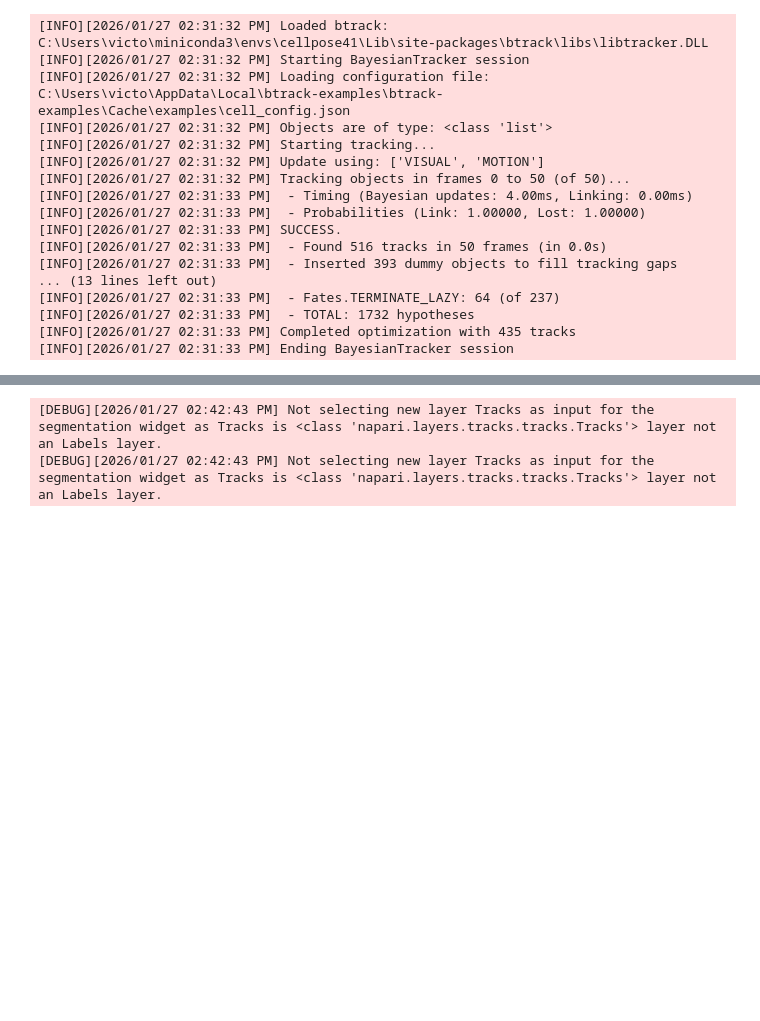
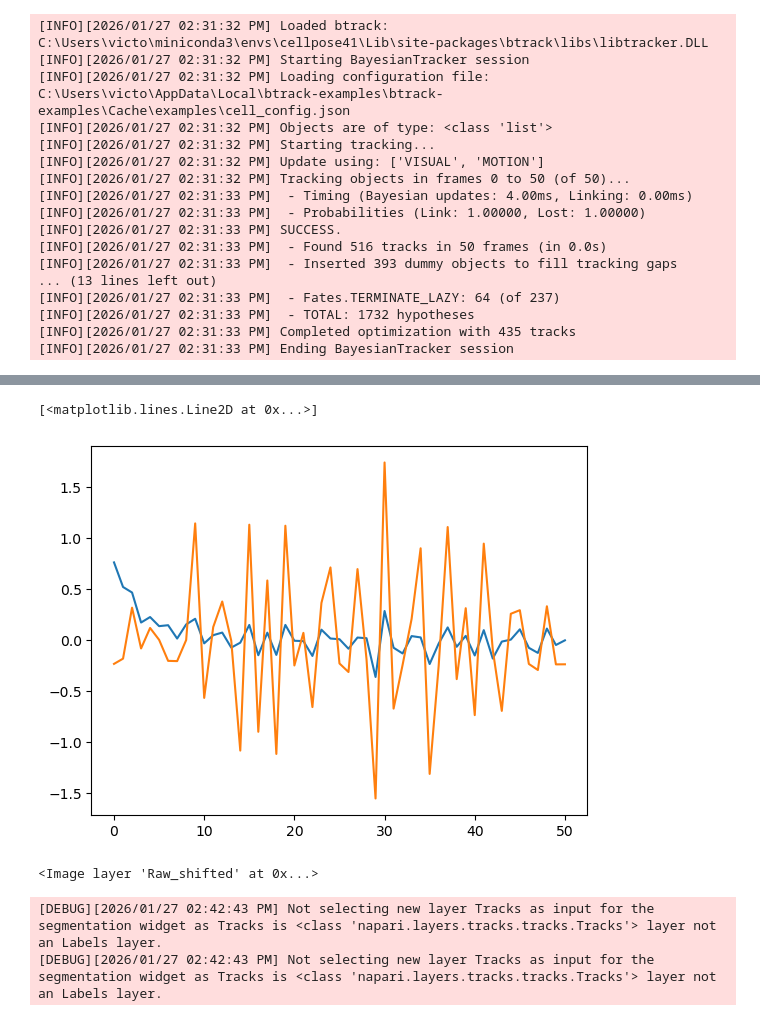
Before and after one commit to viciya/nematics, a Jupyter notebook: nematics/journals/napari_tracking.ipynb, the cells around one changed output, grey strips where cells are left out. Cells and saved outputs as stored; diff of their text form; code cells hidden in the pictures; blank space fills up the shorter version.

```diff
--- a/nematics/journals/napari_tracking.ipynb
+++ b/nematics/journals/napari_tracking.ipynb
@@ -262,0 +416,16 @@ INFO: Finished tracking for 'Segmentation'
+# %%
+def uv_list(img1, img2, sigma=15):
+    flow = cv2.calcOpticalFlowFarneback(img1,img2, None, 0.5, 3,
+        winsize=15, iterations=3, poly_n=5, poly_sigma=1.2, flags=0)
+    return gaussian_filter(flow[..., 0], sigma=sigma), gaussian_filter(flow[..., 1], sigma=sigma)
+
+vel_list = Parallel(n_jobs=4)(delayed(uv_list)(img1,img2,sigma=30) for (img1,img2) in zip(raw_shifted[:-1],raw_shifted[1:]))
+u = [vel[0] for vel in vel_list]
+v = [vel[1] for vel in vel_list]
+# %%
+%matplotlib inline
+plt.plot([np.median(vel[0]) for vel in vel_list])
+plt.plot([np.median(vel[1]) for vel in vel_list])
+# %% [output]
+[<matplotlib.lines.Line2D at 0x...>]
+[figure, added]
@@ -263,3 +442,12 @@ INFO: Finished tracking for 'Segmentation'
+# %%
+viewer.add_image(
+    # segmentation,
+    np.array(raw_shifted),
+    name="Raw_shifted",
+    opacity=0.2,
+)
+# %% [output]
+<Image layer 'Raw_shifted' at 0x...>
 # %%
 # Extract tracks from Viewer
 tracks_data = viewer.layers['Segmentation_btrack'].data
```
Also changed, not shown: parts of 20 cells of this notebook, 2 other files.
